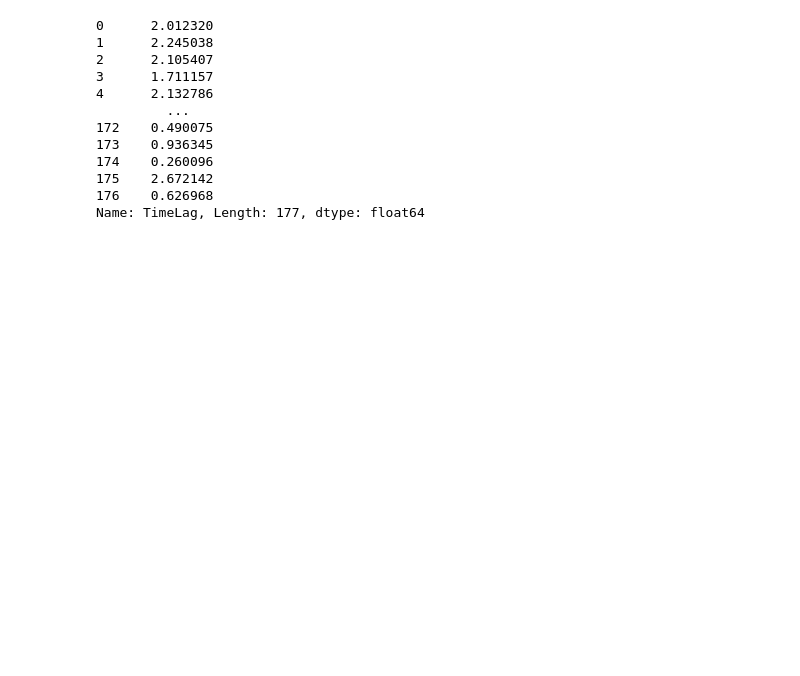
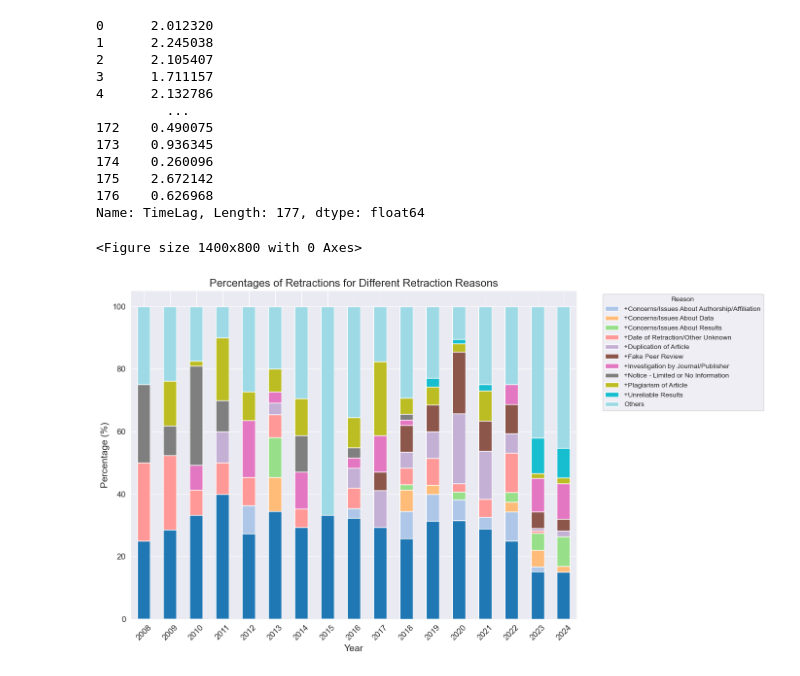
Before and after one commit to zahediparsa/Iranian_compSci_Data_elec_retract, a Jupyter notebook: analysis.ipynb, the cells around one changed output. Cells and saved outputs as stored; diff of their text form; code cells hidden in the pictures; blank space fills up the shorter version.

```diff
--- a/analysis.ipynb
+++ b/analysis.ipynb
@@ -404,3 +404,41 @@ data['TimeLag']
 175    2.672142
 176    0.626968
 Name: TimeLag, Length: 177, dtype: float64
+# %%
+import matplotlib.pyplot as plt
+import pandas as pd
+
+# Split the "Reason" field into multiple rows to handle multiple reasons per retraction
+reasons_data = data.assign(Reason=data['Reason'].str.split(';')).explode('Reason')
+
+# Strip any leading/trailing whitespace and filter out empty values
+reasons_data['Reason'] = reasons_data['Reason'].str.strip()
+reasons_data = reasons_data[reasons_data['Reason'].notna()]
+
+# Group by reason and count occurrences to identify the top 11 reasons
+top_reasons = reasons_data['Reason'].value_counts().head(11)
+top_reasons_list = top_reasons.index.tolist()
+
+# Replace less frequent reasons with "Others"
+reasons_data['Reason'] = reasons_data['Reason'].apply(
+    lambda x: x if x in top_reasons_list else 'Others'
+)
+
+# Group by year and reason to calculate percentages
+reasons_by_year = reasons_data.groupby(['RetractionYear', 'Reason']).size().unstack(fill_value=0)
+reasons_by_year_percentage = reasons_by_year.div(reasons_by_year.sum(axis=1), axis=0) * 100
+
+# Plot the stacked bar chart
+plt.figure(figsize=(14, 8))
+reasons_by_year_percentage.plot(kind='bar', stacked=True, colormap='tab20', figsize=(14, 8))
+plt.title("Percentages of Retractions for Different Retraction Reasons", fontsize=16)
+plt.xlabel("Year", fontsize=14)
+plt.ylabel("Percentage (%)", fontsize=14)
+plt.legend(title="Reason", bbox_to_anchor=(1.05, 1), loc='upper left')
+plt.xticks(rotation=45, fontsize=12)
+plt.yticks(fontsize=12)
+plt.tight_layout()
+plt.show()
+# %% [output]
+<Figure size 1400x800 with 0 Axes>
+[figure, added]
```
Also changed, not shown: 2 other files.
